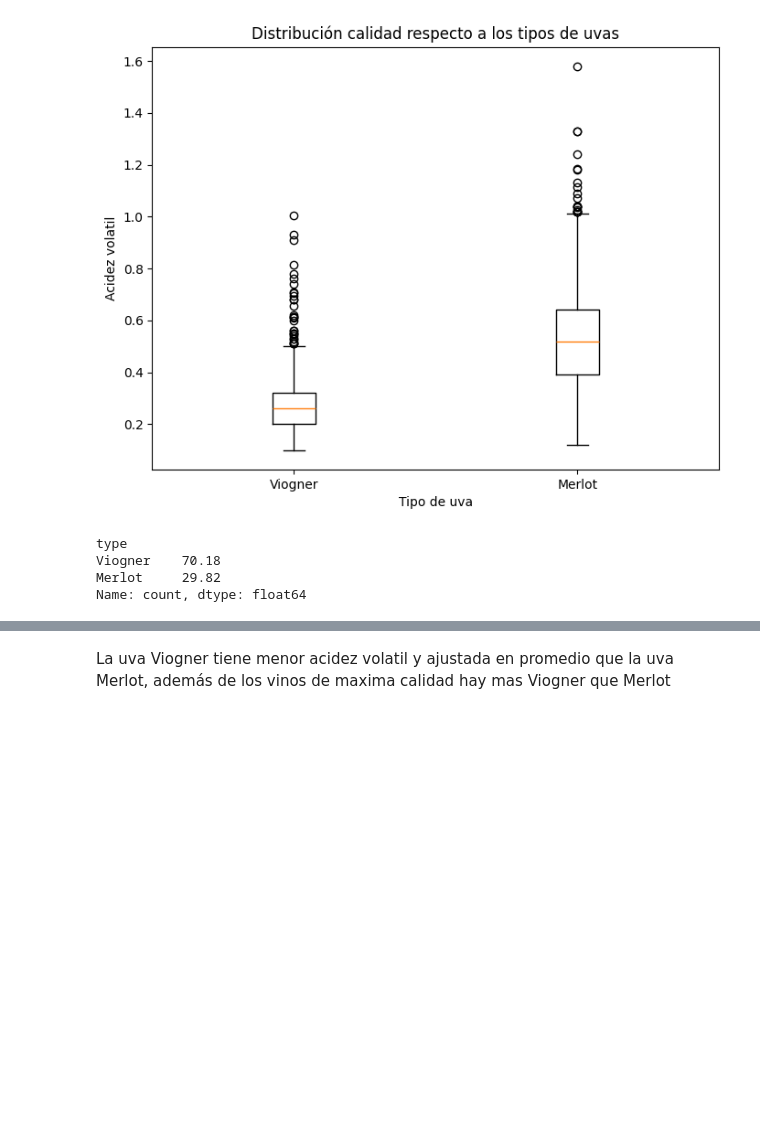
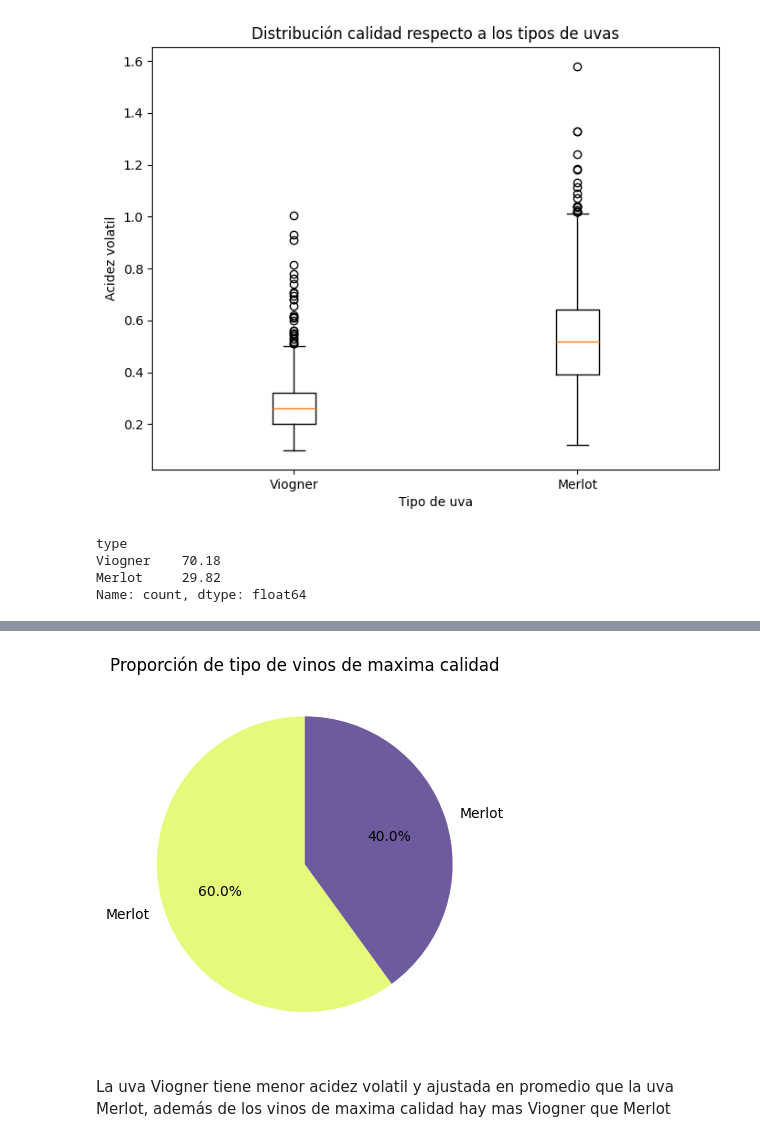
Before and after one commit to abriliglesias/Tp-ciencia-de-datos-, a Jupyter notebook: tpe.ipynb, the cells around one changed output, grey strips where cells are left out. Saved outputs shown, nothing was run; the diff lists cells and outputs as text; code cells hidden in the pictures; blank space fills up the shorter version.

```diff
--- a/tpe.ipynb
+++ b/tpe.ipynb
@@ -525,0 +528,3 @@ Name: count, dtype: float64
+# %%
+condicion = df_filtrado['quality'] == 3 # LOS VALORES CON LOS QUE TE QUERES QUEDAR
+df_menor_calidad = df_filtrado[condicion]
@@ -534,3 +575,20 @@ Name: count, dtype: float64
+# %%
+# Contar la cantidad de distritos con CHAS=True y CHAS=False
+type_counts = df_menor_calidad["type"].value_counts()
+
+# Crear el gráfico de torta
+type_counts = df_menor_calidad["type"].value_counts()
+labels = ["Viogner" if label == False else "Merlot" for label in type_counts.index]
+c= "#E6F97B", "#6E5B9E"
+plt.pie(type_counts, labels=labels, autopct='%1.1f%%', startangle=90, colors= c)
+
+# Agregar un título al gráfico
+plt.title("Proporción de tipo de vinos de maxima calidad")
+
+# Mostrar el gráfico
+plt.show()
+# %% [output]
+[figure, added]
 # %% [markdown]
 La uva Viogner tiene menor acidez volatil y ajustada en promedio que la uva Merlot, además de los vinos de maxima calidad hay mas Viogner que Merlot
 # %%
```
Also changed, not shown: parts of 7 cells of this notebook.
